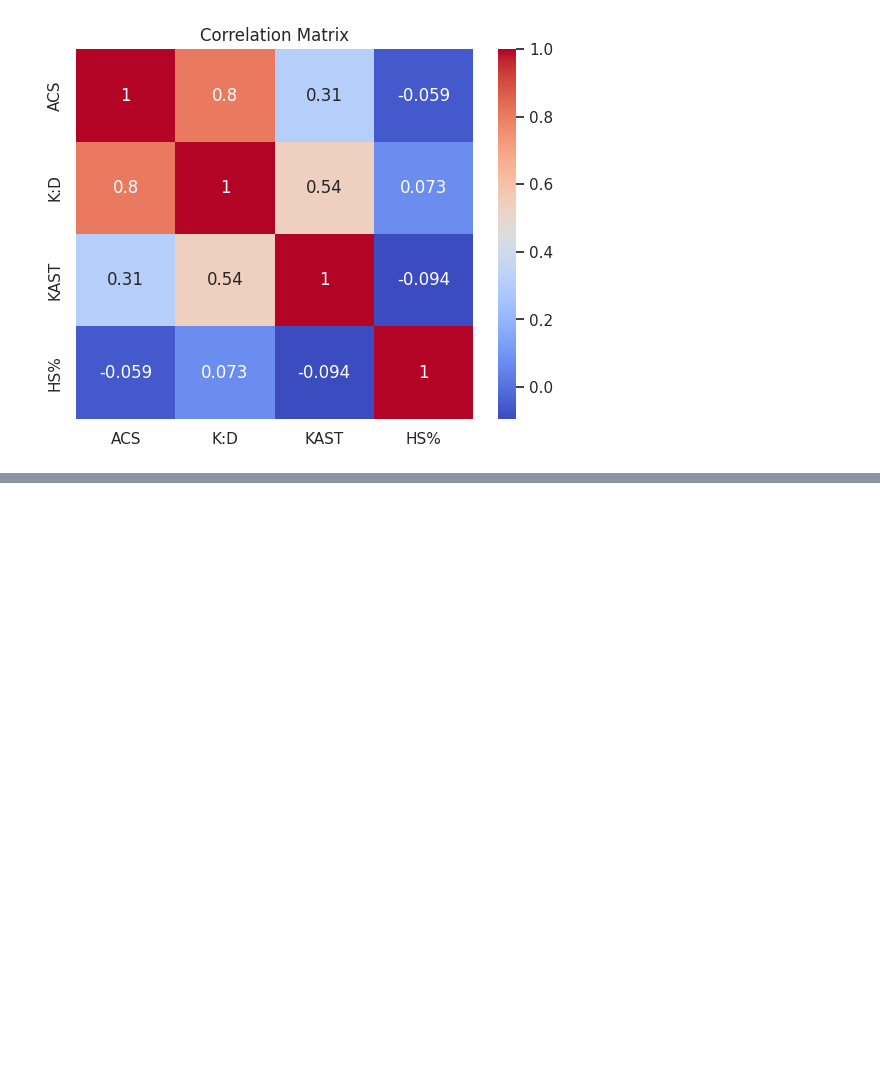
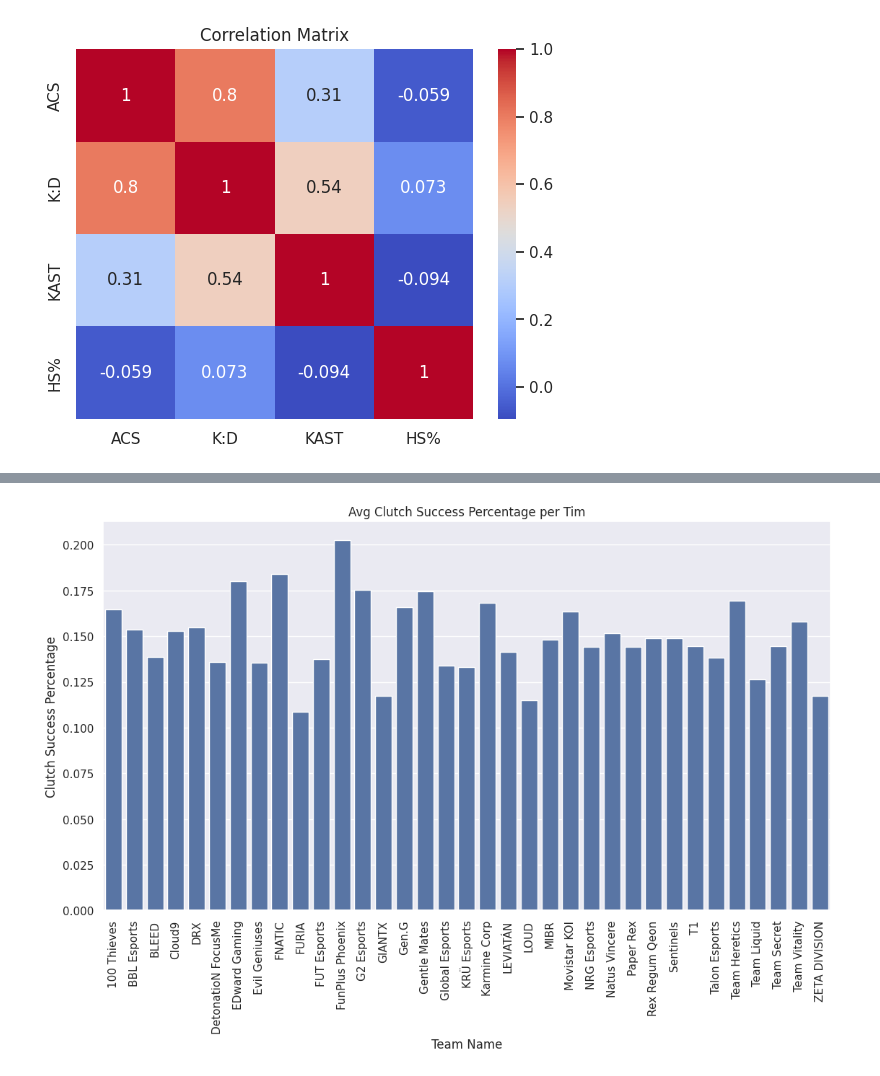
Before and after one commit to xyzaraa/colab-exercise, a Jupyter notebook: Valorant_Champions_Tour_2024.ipynb, the cells around one changed output, grey strips where cells are left out. Saved outputs shown, nothing was run; the diff lists cells and outputs as text; code cells hidden in the pictures; blank space fills up the shorter version.

```diff
--- a/Valorant_Champions_Tour_2024.ipynb
+++ b/Valorant_Champions_Tour_2024.ipynb
@@ -182,0 +236,8 @@ plt.show()
+# %%
+clutch_stats = team_groups.agg({
+    'CL%': 'mean',
+    'CW': 'sum',
+    'CP': 'sum'
+}).reset_index()
+
+clutch_stats.head(5)
@@ -182,0 +251,10 @@ plt.show()
+# %%
+plt.figure(figsize=(13,7))
+sns.barplot(data=clutch_stats, x='Team', y='CL%')
+plt.title('Avg Clutch Success Percentage per Tim')
+plt.xlabel('Team Name')
+plt.ylabel('Clutch Success Percentage')
+plt.xticks(rotation=90)
+plt.show()
+# %% [output]
+[figure, added]
```
Also changed, not shown: parts of 9 cells of this notebook.
